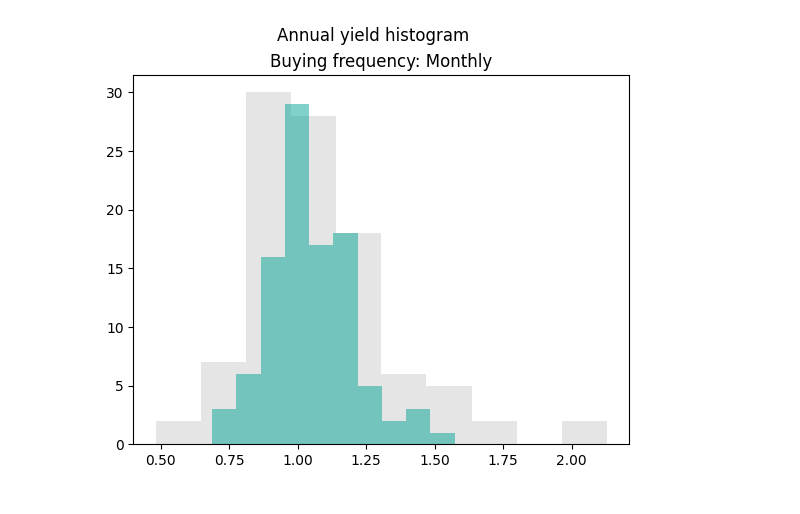
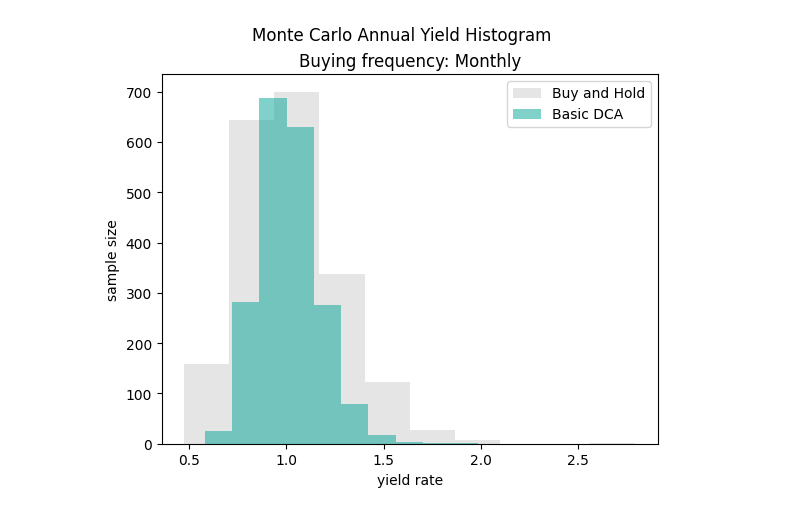
Before and after one commit to Sy-Sang/finance_utils, a Jupyter notebook: finance_utils/asset/spot/nb/nb5.ipynb, the cells around one changed output. Saved outputs shown, nothing was run; the diff lists cells and outputs as text; code cells hidden in the pictures.

```diff
--- a/finance_utils/asset/spot/nb/nb5.ipynb
+++ b/finance_utils/asset/spot/nb/nb5.ipynb
@@ -30,7 +30,7 @@ class Test:
         self.stocks:list[Spot] = []
         self.processes:list[RVDecoupledGBM] = []
 
-    def new_processes(self, rr=(0.03, 0.03), v=(0.015, 0.015), corr=(0,0)):
+    def new_processes(self, rr=(0.03, 0.03), v=(0.015, 0.015), s0=(1,1), corr=(0,0)):
         self.stocks = []
         self.processes = []
 
@@ -45,10 +45,10 @@ class Test:
             rs = [d[0].rvf(self.days)]
         for i in range(num):
             self.stocks.append(
-                ServiceChargesSpot(f"{i}", 1, TradeDelta("day", 1), 5e-5, 5e-4)
+                ServiceChargesSpot(f"{i}", s0[i], TradeDelta("day", 1), 5e-5, 5e-4)
             )
             self.processes.append(
-                RVDecoupledGBM(f"{i}", rs[i], 1, TimeStamp.now().accurate_to("year"), "day", 1)
+                RVDecoupledGBM(f"{i}", rs[i], s0[i], TimeStamp.now().accurate_to("year"), "day", 1)
             )
 
     def path_data(self):
@@ -139,9 +139,9 @@ pyplot.show()
 # %%
-epoch = 100
+epoch = 2000
 spot_list = []
 std_list = []
 for _ in tqdm.trange(epoch):
-    test.new_processes([0.03] * 1, [0.015] * 1,[0] * 1)
+    test.new_processes([0.03] * 1, [0.015] * 1, (1,1),[0] * 1)
     spot, sdt = test.simple_dca_trade(200000,22)
     spot_list.append(spot)
     std_list.append(sdt)
@@ -169,9 +169,13 @@ pyplot.show()
 # %%
 
-pyplot.hist(spot_array[:,-1],color="gray", alpha=0.2)
-pyplot.hist(std_array[:,-1],  color="#00a497", alpha=0.5)
-pyplot.suptitle("Annual yield histogram")
+pyplot.hist(spot_array[:,-1],color="gray", alpha=0.2, label="Buy and Hold")
+pyplot.hist(std_array[:,-1],  color="#00a497", alpha=0.5, label="Basic DCA")
+pyplot.suptitle("Monte Carlo Annual Yield Histogram")
 pyplot.title("Buying frequency: Monthly")
+pyplot.xlabel("yield rate")
+pyplot.ylabel("sample size")
+# pyplot.yticks(range(0,120,20), [f"{i * 20}" for i in range(0,120,20)])
+pyplot.legend()
 pyplot.show()
 # %% [output]
-[figure, old version]
+[figure, new version]
```
Also changed, not shown: parts of 10 cells of this notebook.
